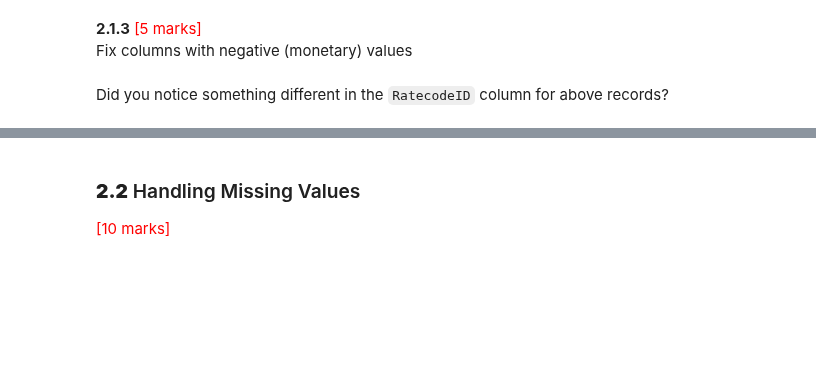
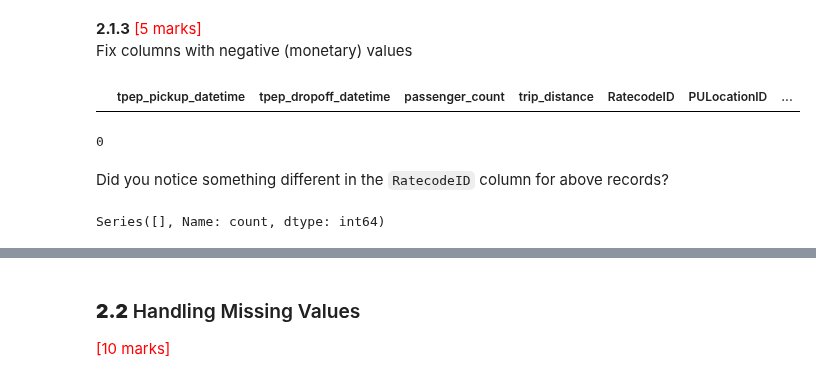
Before and after one commit to TalJa1/dc_practice, a Jupyter notebook: EDA_assignment/EDA_Assg_NYC_Taxi_Starter.ipynb, the cells around one changed output, grey strips where cells are left out. Saved outputs shown, nothing was run; the diff lists cells and outputs as text; code cells hidden in the pictures; blank space fills up the shorter version.

```diff
--- a/EDA_assignment/EDA_Assg_NYC_Taxi_Starter.ipynb
+++ b/EDA_assignment/EDA_Assg_NYC_Taxi_Starter.ipynb
@@ -292,6 +292,9 @@ Fix/drop any columns as you seem necessary in the below sections
 Fix the index and drop unnecessary columns
 # %%
 # Fix the index and drop any columns that are not needed
+df.reset_index(drop=True, inplace=True)
+# Drop the columns that are not needed
+df.drop(columns=['VendorID', 'store_and_fwd_flag'], inplace=True, errors='ignore')
 # %% [markdown]
 **2.1.2** <font color = red>[3 marks]</font> <br>
 There are two airport fee columns. This is possibly an error in naming columns. Let's see whether these can be combined into a single column.
@@ -302,9 +306,16 @@ There are two airport fee columns. This is possibly an error in naming columns.
 Fix columns with negative (monetary) values
 # %%
 # check where values of fare amount are negative
+display(df[df["fare_amount"] < 0], df[df["fare_amount"] < 0].shape[0])
+# %% [output]
+|  | tpep_pickup_datetime | tpep_dropoff_datetime | passenger_count | trip_distance | RatecodeID | PULocationID | ... |
+0
 # %% [markdown]
 Did you notice something different in the `RatecodeID` column for above records?
 # %%
 # Analyse RatecodeID for the negative fare amounts
+df[df["fare_amount"] < 0]["RatecodeID"].value_counts()
+# %% [output]
+Series([], Name: count, dtype: int64)
 # %%
 # Find which columns have negative values
```
Also changed, not shown: parts of 6 cells of this notebook.
